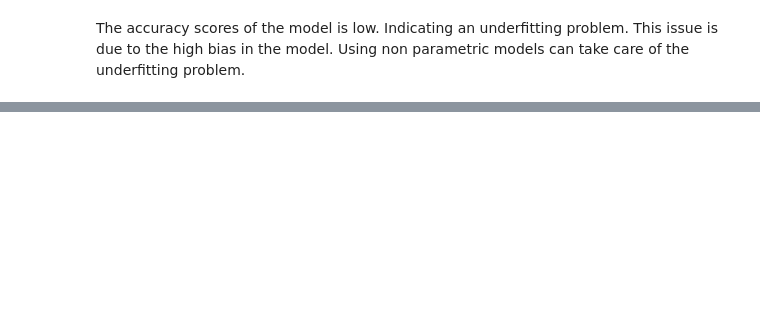
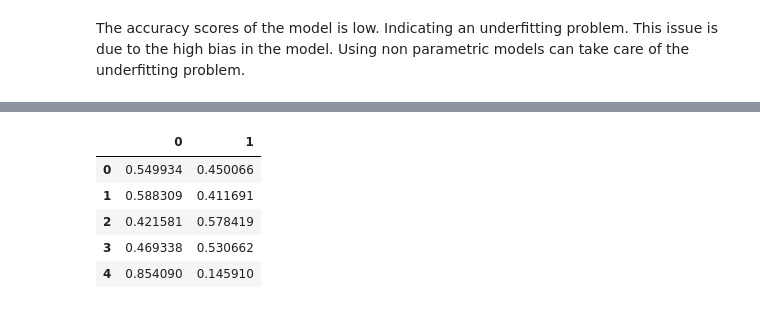
Before and after one commit to kris2692/Springboard_Avazu_Capstone_2, a Jupyter notebook: Modeling/Data Wrangling and Baseline Evaluation.ipynb, the cells around one changed output, grey strips where cells are left out. Drawn from its saved outputs; the diff is of its cells as text; code cells hidden in the pictures; blank space fills up the shorter version.

```diff
--- a/Modeling/Data Wrangling and Baseline Evaluation.ipynb
+++ b/Modeling/Data Wrangling and Baseline Evaluation.ipynb
@@ -204,0 +292,26 @@ The accuracy scores of the model is low. Indicating an underfitting problem. Thi
+# %%
+#dropping columns with 0 importance score
+columns = list(FeatureImportanceDf[FeatureImportanceDf['ImportanceScore'] == 0].index)
+X_train.drop(columns = columns, axis = 1, inplace=True)
+X_test.drop(columns = columns, axis = 1, inplace=True)
+X_val.drop(columns = columns, axis = 1, inplace=True)
+# %%
+params = {
+    'learning_rate': [0.05,0.1],
+    'min_child_weight': [1,3,5,7],
+    'min_split_gain': [0.05,0.1,0.3,0.5,0.7,0.9,1.0,5.0],
+    'reg_alpha': [0.01, 0.05, 0.1, 0.5, 1.0, 3.0, 10.0, 15.0],
+    'subsample': [0.6,0.7,0.8,0.9,1.0],
+    'colsample_bytree': [0.6,0.7,0.8,0.9,1.0],
+    'reg_lambda': [0.01,0.05,0.1,0.5,1.0,2.0,3.0],
+    'min_data_in_leaf': [30, 45, 60],
+    'max_depth': [3,5],
+    'num_leaves': [7, 31],
+    'early_stopping_rounds':[5]
+}
+# %%
+cvset = StratifiedKFold(n_splits=5)
+RandomSearch = RandomizedSearchCV(LightGBM, param_distributions=params, n_jobs=20, n_iter=50, cv=cvset, verbose = 3)
+# %%
+#fitting training data
+RandomSearch.fit(X_train,y_train)
@@ -204,0 +354,12 @@ The accuracy scores of the model is low. Indicating an underfitting problem. Thi
+# %%
+labels = RandomSearch.classes_
+y_train_pred = RandomSearch.predict_proba(X_train)
+y_train_pred_df = pd.DataFrame(y_train_pred, columns = labels)
+y_train_pred_df.head()
+# %% [output]
+|  | 0 | 1 |
+| 0 | 0.549934 | 0.450066 |
+| 1 | 0.588309 | 0.411691 |
+| 2 | 0.421581 | 0.578419 |
+| 3 | 0.469338 | 0.530662 |
+| 4 | 0.854090 | 0.145910 |
```
Also changed, not shown: parts of 36 cells of this notebook.
